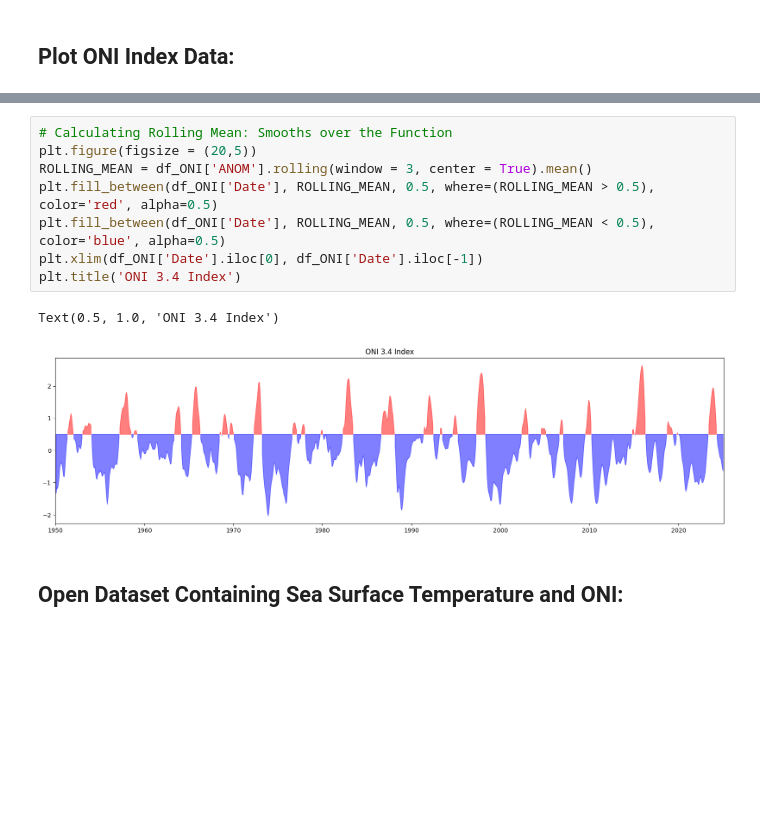
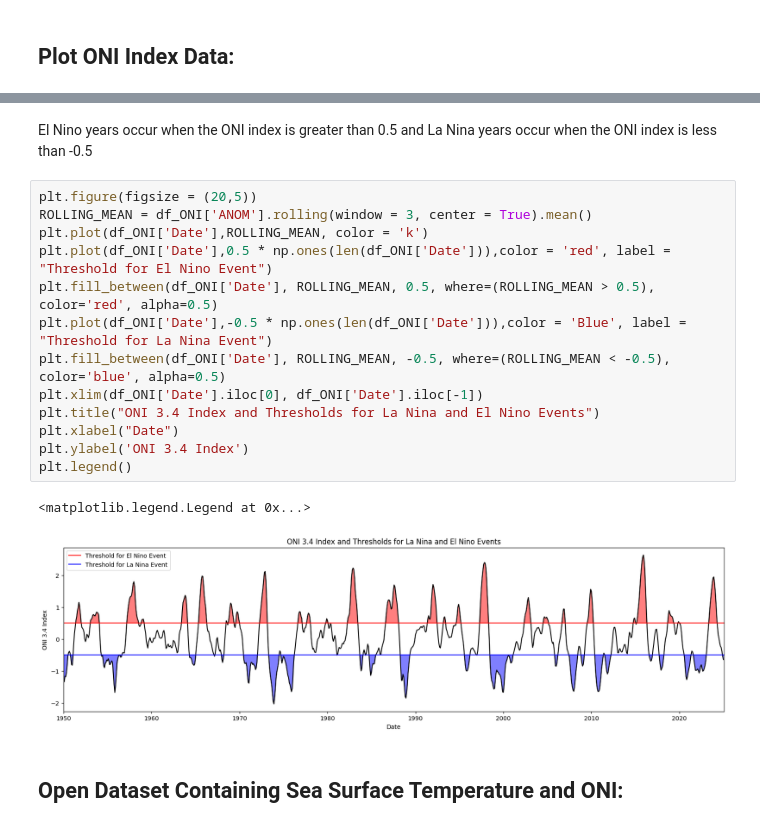
Before and after one commit to katya-sumwalt/Introduction_to_Oceanography_Data_Science, a Jupyter notebook: plotting_ONI_Index.ipynb, the cells around one changed output, grey strips where cells are left out. Saved outputs shown, nothing was run; the diff lists cells and outputs as text; blank space fills up the shorter version.

```diff
--- a/plotting_ONI_Index.ipynb
+++ b/plotting_ONI_Index.ipynb
@@ -38,14 +59,21 @@ df_ONI
+# %% [markdown]
+El Nino years occur when the ONI index is greater than 0.5 and La Nina years occur when the ONI index is less than -0.5
 # %%
-# Calculating Rolling Mean: Smooths over the Function
 plt.figure(figsize = (20,5))
 ROLLING_MEAN = df_ONI['ANOM'].rolling(window = 3, center = True).mean()
+plt.plot(df_ONI['Date'],ROLLING_MEAN, color = 'k')
+plt.plot(df_ONI['Date'],0.5 * np.ones(len(df_ONI['Date'])),color = 'red', label = "Threshold for El Nino Event")
 plt.fill_between(df_ONI['Date'], ROLLING_MEAN, 0.5, where=(ROLLING_MEAN > 0.5), color='red', alpha=0.5)
-plt.fill_between(df_ONI['Date'], ROLLING_MEAN, 0.5, where=(ROLLING_MEAN < 0.5), color='blue', alpha=0.5)
+plt.plot(df_ONI['Date'],-0.5 * np.ones(len(df_ONI['Date'])),color = 'Blue', label = "Threshold for La Nina Event")
+plt.fill_between(df_ONI['Date'], ROLLING_MEAN, -0.5, where=(ROLLING_MEAN < -0.5), color='blue', alpha=0.5)
 plt.xlim(df_ONI['Date'].iloc[0], df_ONI['Date'].iloc[-1])
-plt.title('ONI 3.4 Index')
+plt.title("ONI 3.4 Index and Thresholds for La Nina and El Nino Events")
+plt.xlabel("Date")
+plt.ylabel('ONI 3.4 Index')
+plt.legend()
 # %% [output]
-Text(0.5, 1.0, 'ONI 3.4 Index')
+<matplotlib.legend.Legend at 0x...>
-[figure, old version]
+[figure, new version]
 # %% [markdown]
 ## Open Dataset Containing Sea Surface Temperature and ONI:
 # %%
```
Also changed, not shown: parts of 4 cells of this notebook.
